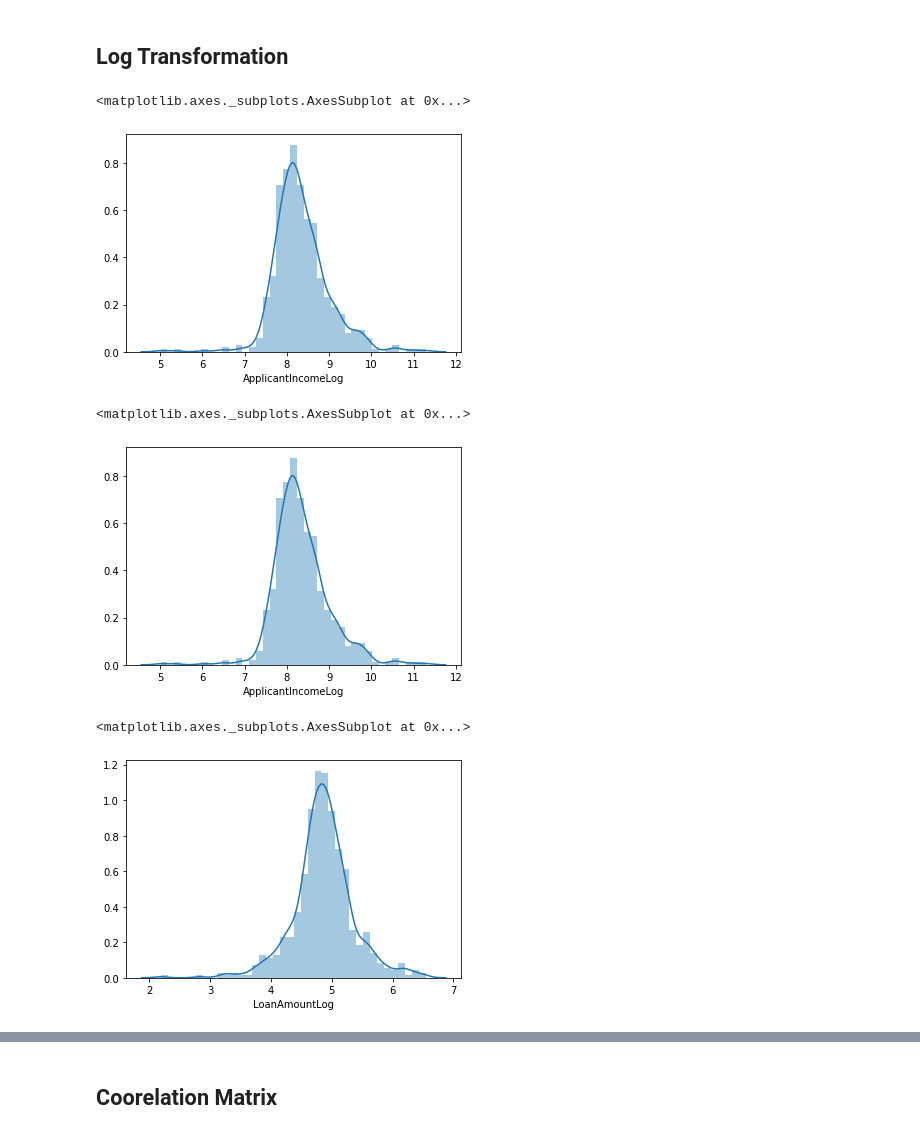
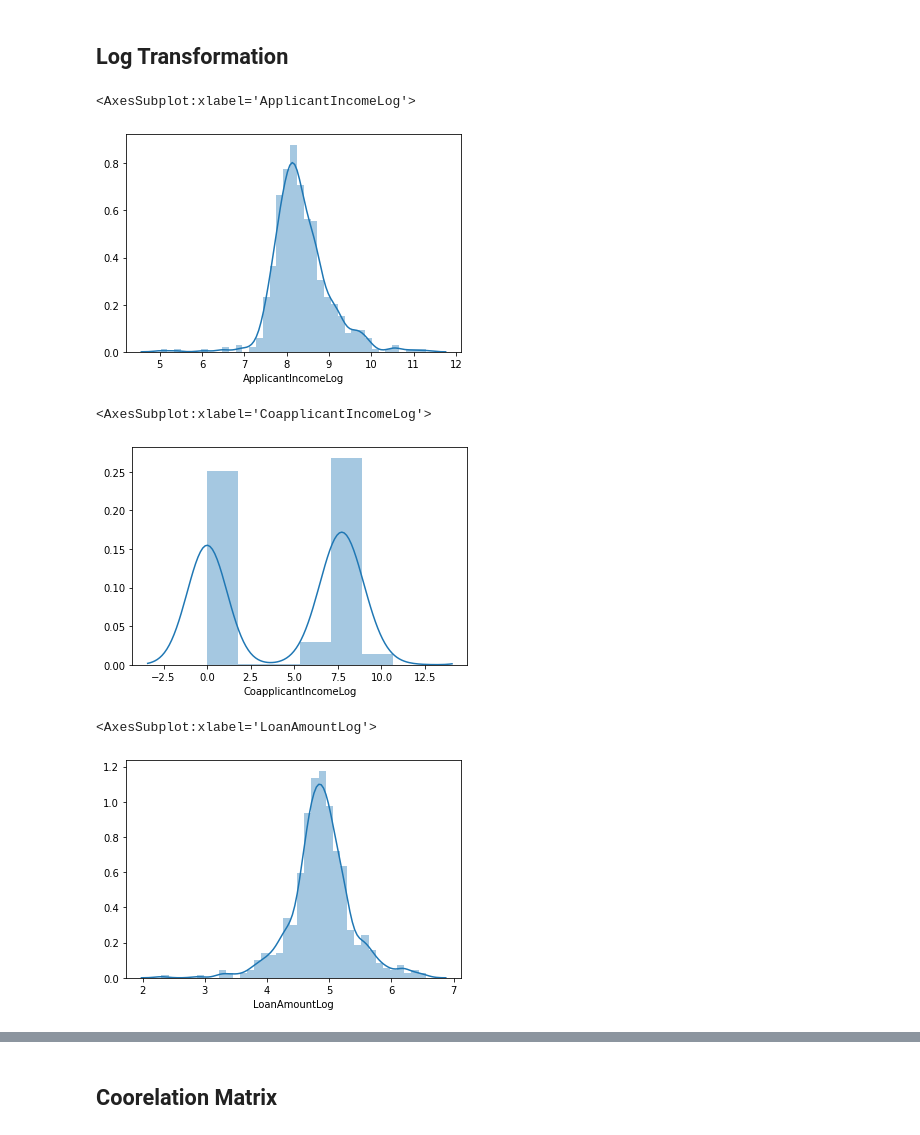
Before and after one commit to aswintechguy/Machine-Learning-Projects, a Jupyter notebook: Loan Prediction Analysis - Classification/Loan Prediction Analysis - Classification.ipynb, the cells around one changed output, grey strips where cells are left out. Cells and saved outputs as stored; diff of their text form; code cells hidden in the pictures.

```diff
--- a/Loan Prediction Analysis - Classification/Loan Prediction Analysis - Classification.ipynb
+++ b/Loan Prediction Analysis - Classification/Loan Prediction Analysis - Classification.ipynb
@@ -213,21 +207,21 @@ df.head()
 ## Log Transformation
 # %%
 # apply log transformation to the attribute
-df['ApplicantIncomeLog'] = np.log(df['ApplicantIncome'])
+df['ApplicantIncomeLog'] = np.log(df['ApplicantIncome']+1)
 sns.distplot(df["ApplicantIncomeLog"])
 # %% [output]
-<matplotlib.axes._subplots.AxesSubplot at 0x...>
+<AxesSubplot:xlabel='ApplicantIncomeLog'>
-[figure, old version]
+[figure, new version]
 # %%
-df['CoapplicantIncomeLog'] = np.log(df['CoapplicantIncome'])
-sns.distplot(df["ApplicantIncomeLog"])
+df['CoapplicantIncomeLog'] = np.log(df['CoapplicantIncome']+1)
+sns.distplot(df["CoapplicantIncomeLog"])
 # %% [output]
-<matplotlib.axes._subplots.AxesSubplot at 0x...>
+<AxesSubplot:xlabel='CoapplicantIncomeLog'>
-[figure, old version]
+[figure, new version]
 # %%
-df['LoanAmountLog'] = np.log(df['LoanAmount'])
+df['LoanAmountLog'] = np.log(df['LoanAmount']+1)
 sns.distplot(df["LoanAmountLog"])
 # %% [output]
-<matplotlib.axes._subplots.AxesSubplot at 0x...>
+<AxesSubplot:xlabel='LoanAmountLog'>
-[figure, old version]
+[figure, new version]
 # %%
```
Also changed, not shown: parts of 15 cells of this notebook.
